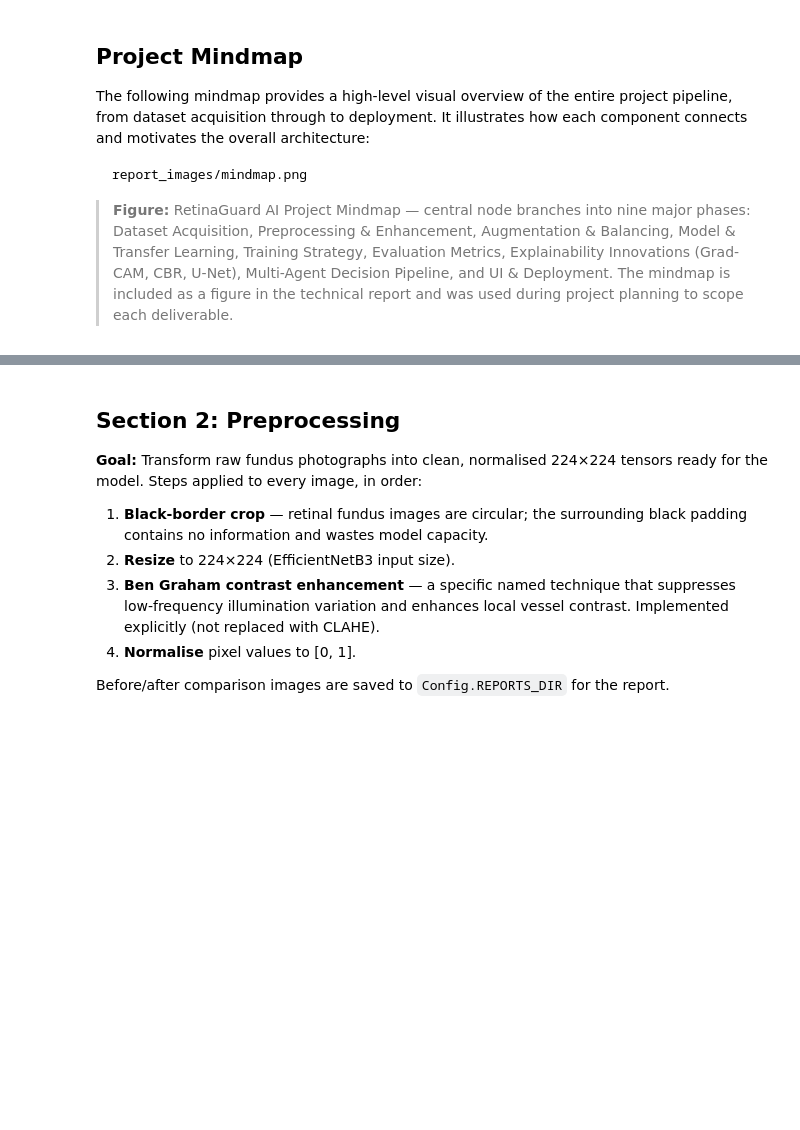
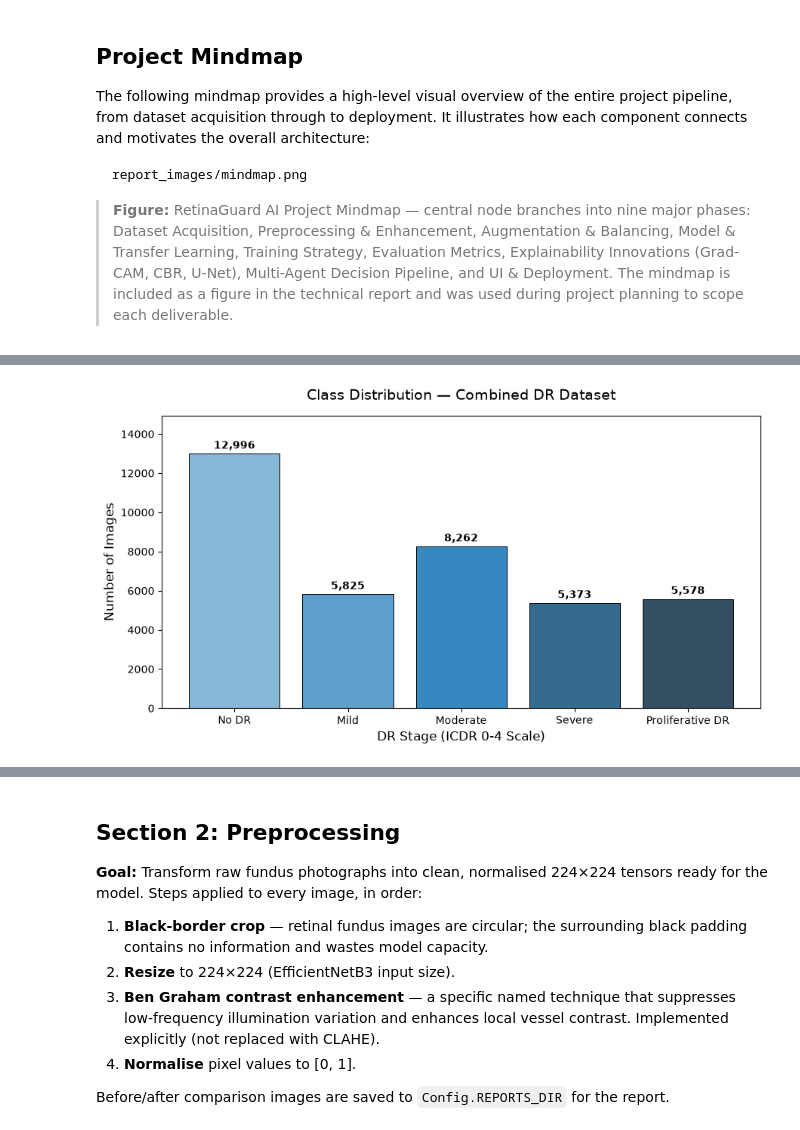
Before and after one commit to ShazzySal/ComputerVision_CW, a Jupyter notebook: diabetic_retinopathy_detection.ipynb, the cells around one changed output, grey strips where cells are left out. Saved outputs shown, nothing was run; the diff lists cells and outputs as text; code cells hidden in the pictures; blank space fills up the shorter version.

Commit message:
Update dataset audit and preprocessing evidence

```diff
--- a/diabetic_retinopathy_detection.ipynb
+++ b/diabetic_retinopathy_detection.ipynb
@@ -650,0 +653,20 @@ Checking missing values:
+# %%
+# ============================================================
+# SECTION 1.7b — LOCAL CSV PATH COMPATIBILITY
+# The local combined dataset stores paths in an image_path column
+# relative to Config.DATA_DIR (for example, train/0/image.jpg).
+# ============================================================
+
+# Prefer the combined labels file over the train-only labels file.
+Config.LABEL_CANDIDATES = [
+    "labels.csv",
+    "train.csv",
+    "trainLabels.csv",
+]
+if "image_path" not in _IMG_COL_CANDIDATES:
+    _IMG_COL_CANDIDATES.insert(0, "image_path")
+
+# Re-load using Config.DATA_DIR as the image root because CSV paths
+# are relative to data/, not data/train/.
+df_labels = load_labels(Config.DATA_DIR, Config.DATA_DIR)
+print(f"[Label] Local path compatibility reload: {len(df_labels):,} images.")
@@ -711,30 +730,19 @@ Inverse class weighting flagged as mandatory for training loss formulation.
 # %%
 # ============================================================
 # SECTION 1.9 — CLASS DISTRIBUTION SUMMARY & VISUALISATION
-# Print a per-class count table and plot a bar chart.
-# The expected severe imbalance (No DR ~14,063 vs Proliferative ~702,
-# roughly 20x) is documented here. This is the primary motivation for
-# applying sklearn compute_class_weight in Section 3.
+# Print a per-class count table and plot a bar chart using the
+# verified local combined-dataset labels.
 # ============================================================
 
 def print_class_distribution(df: pd.DataFrame, label_col: str = "label") -> pd.DataFrame:
-    """
-    Compute and print a class distribution summary table.
-
-    Args:
-        df:        DataFrame with an integer label column.
-        label_col: Name of the label column.
-
-    Returns:
-        Summary DataFrame with columns: class_id, class_name, count, percentage.
-    """
+    """Compute and print a class distribution summary table."""
     counts = df[label_col].value_counts().sort_index()
-    total  = counts.sum()
+    total = counts.sum()
 
     summary = pd.DataFrame({
-        "class_id":   counts.index,
+        "class_id": counts.index,
         "class_name": [Config.CLASS_NAMES[i] for i in counts.index],
-        "count":      counts.values,
+        "count": counts.values,
         "percentage": (counts.values / total * 100).round(2),
     })
 
@@ -745,11 +753,8 @@ def print_class_distribution(df: pd.DataFrame, label_col: str = "label") -> pd.D
     print("-" * 58)
     ratio = counts.max() / counts.min()
     print(f"  Imbalance ratio (max / min class): {ratio:.1f}x")
-    if ratio > 5:
-        print(
-            f"  [ACTION] Severe imbalance detected ({ratio:.1f}x). "
-            "class_weight will be applied during training in Section 6."
-        )
+    if ratio > 1:
+        print(f"  [ACTION] Class weighting remains useful for the observed {ratio:.1f}x imbalance.")
     print("=" * 58 + "\n")
     return summary
 
@@ -759,15 +764,8 @@ def plot_class_distribution(
     label_col: str = "label",
     save_path: Optional[str] = None,
 ) -> None:
-    """
-    Plot and optionally save a class count bar chart.
-
-    Args:
-        df:        DataFrame with label column.
-        label_col: Integer label column name.
-        save_path: If provided, saves the figure as a PNG at this path.
-    """
-    counts = df[label_col].value_counts().sort_index()
+    """Plot and optionally save a class count bar chart."""
+    counts = df[label_col].value_counts().reindex(range(Config.NUM_CLASSES), fill_value=0)
 
     fig, ax = plt.subplots(figsize=(9, 5))
     palette = sns.color_palette("Blues_d", len(Config.CLASS_NAMES))
@@ -781,7 +779,7 @@ def plot_class_distribution(
     for bar, count in zip(bars, counts.values):
         ax.text(
             bar.get_x() + bar.get_width() / 2,
-            bar.get_height() + 60,
+            bar.get_height() + max(counts.max() * 0.01, 1),
             f"{count:,}",
             ha="center", va="bottom", fontsize=10, fontweight="bold",
         )
@@ -811,3 +822,4 @@ Saved figure -> /content/report_images/class_distribution.png (Resolution: 1500x
+[figure, added]
 # %%
 # ============================================================
 # SECTION 1.10 — IMAGE DIMENSION AUDIT
```
Also changed, not shown: parts of 26 cells of this notebook, 12 other files.
